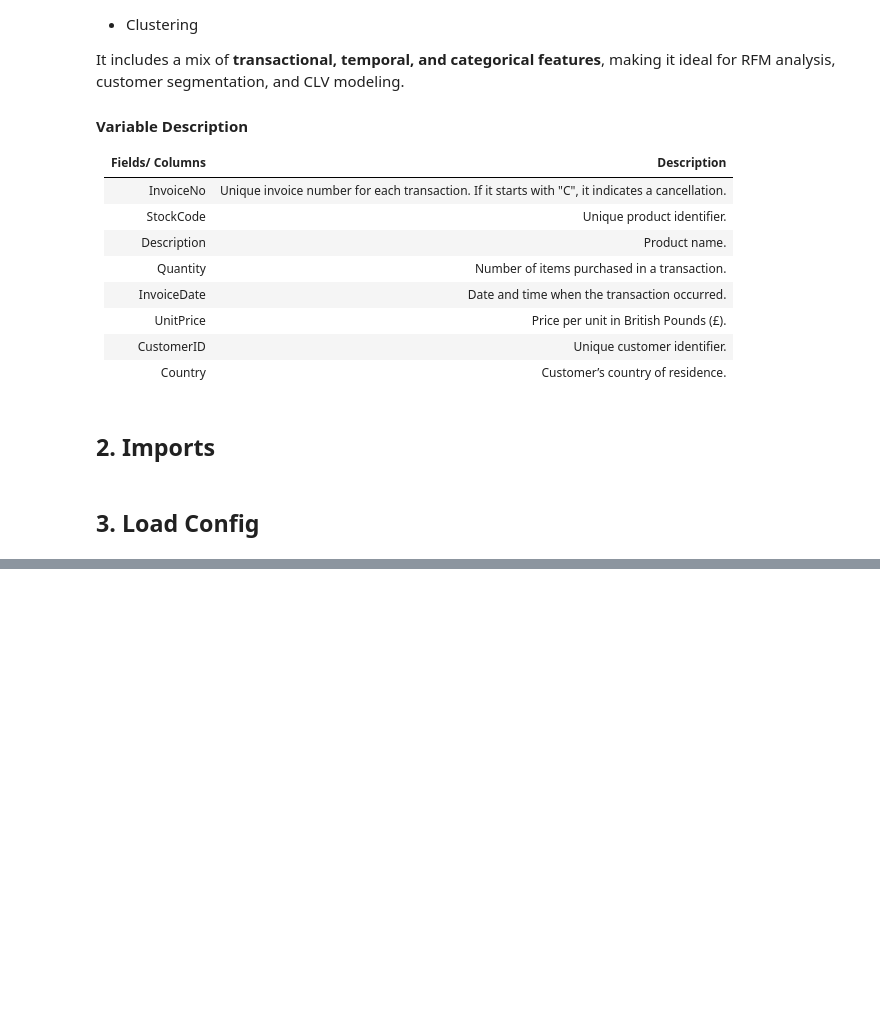
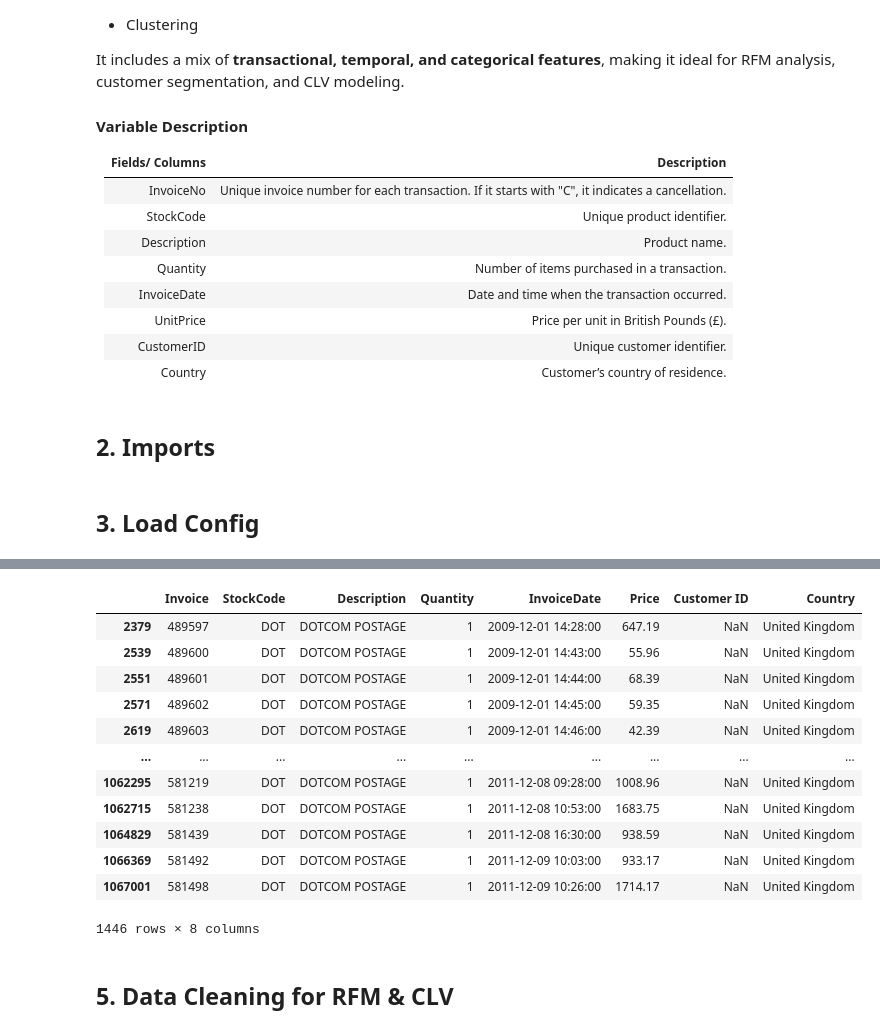
Before and after one commit to nabigwaku/customer-segmentation-rfm-clv, a Jupyter notebook: notebooks/customer_segmentation_story.ipynb, the cells around one changed output, grey strips where cells are left out. Saved outputs shown, nothing was run; the diff lists cells and outputs as text; code cells hidden in the pictures; blank space fills up the shorter version.

```diff
--- a/notebooks/customer_segmentation_story.ipynb
+++ b/notebooks/customer_segmentation_story.ipynb
@@ -51,5 +53,5 @@ import yaml
 with open("../config.yaml","r") as file:
     config = yaml.safe_load(file)
 
-data_path = config["paths"]["raw_data"]
+data_path = os.path.join("..", config["paths"]["raw_data"])
 # %% [markdown]
@@ -70,0 +115,10 @@ FileNotFoundError: [Errno 2] No such file or directory: 'data/raw/online_retail_
+# %%
+# Checking if the columns are the same then merging
+columns_match = df1.columns.equals(df2.columns)
+print("Columns Match:", columns_match)
+
+if columns_match:
+    df = pd.concat([df1, df2], axis=0, ignore_index=True)
+    print(df.head(3))
+else:
+    print("Columns do not match. Please check the data.")
@@ -70,0 +233,7 @@ FileNotFoundError: [Errno 2] No such file or directory: 'data/raw/online_retail_
+# %%
+df["Invoice"] = df["Invoice"].astype("str") # converting Invoice column to string
+
+# looking at invoices with more than 6 digits
+print("Invoices with more than 6 digits:", df["Invoice"].str.len().gt(6).sum())
+print("Snapshot of Invoices with more than 6 digits:")
+display(df[df["Invoice"].str.len() > 6].head(3))
@@ -70,0 +284,9 @@ FileNotFoundError: [Errno 2] No such file or directory: 'data/raw/online_retail_
+# %%
+# Looking at stock codes besides 5 digits and 5 digits with letter at the end
+df["StockCode"] = df["StockCode"].astype("str")
+
+stock_codes = df[(df["StockCode"].str.match("^\\d{5}$") == False) &
+                   (df["StockCode"].str.match("^\\d{5}[a-zA-Z]+$") == False)
+                   ]["StockCode"].unique()
+
+stock_codes
@@ -70,0 +306,18 @@ FileNotFoundError: [Errno 2] No such file or directory: 'data/raw/online_retail_
+# %%
+df[df["StockCode"].str.contains("^DOT")] # looking at stock codes with DOT in them
+# %% [output]
+|  | Invoice | StockCode | Description | Quantity | InvoiceDate | Price | Customer ID | Country |
+| 2379 | 489597 | DOT | DOTCOM POSTAGE | 1 | 2009-12-01 14:28:00 | 647.19 | NaN | United Kingdom |
+| 2539 | 489600 | DOT | DOTCOM POSTAGE | 1 | 2009-12-01 14:43:00 | 55.96 | NaN | United Kingdom |
+| 2551 | 489601 | DOT | DOTCOM POSTAGE | 1 | 2009-12-01 14:44:00 | 68.39 | NaN | United Kingdom |
+| 2571 | 489602 | DOT | DOTCOM POSTAGE | 1 | 2009-12-01 14:45:00 | 59.35 | NaN | United Kingdom |
+| 2619 | 489603 | DOT | DOTCOM POSTAGE | 1 | 2009-12-01 14:46:00 | 42.39 | NaN | United Kingdom |
+| ... | ... | ... | ... | ... | ... | ... | ... | ... |
+| 1062295 | 581219 | DOT | DOTCOM POSTAGE | 1 | 2011-12-08 09:28:00 | 1008.96 | NaN | United Kingdom |
+| 1062715 | 581238 | DOT | DOTCOM POSTAGE | 1 | 2011-12-08 10:53:00 | 1683.75 | NaN | United Kingdom |
+| 1064829 | 581439 | DOT | DOTCOM POSTAGE | 1 | 2011-12-08 16:30:00 | 938.59 | NaN | United Kingdom |
+| 1066369 | 581492 | DOT | DOTCOM POSTAGE | 1 | 2011-12-09 10:03:00 | 933.17 | NaN | United Kingdom |
+| 1067001 | 581498 | DOT | DOTCOM POSTAGE | 1 | 2011-12-09 10:26:00 | 1714.17 | NaN | United Kingdom |
+1446 rows × 8 columns
+# %% [markdown]
+## 5. Data Cleaning for RFM & CLV
```
Also changed, not shown: parts of 26 cells of this notebook, 1 other file.
